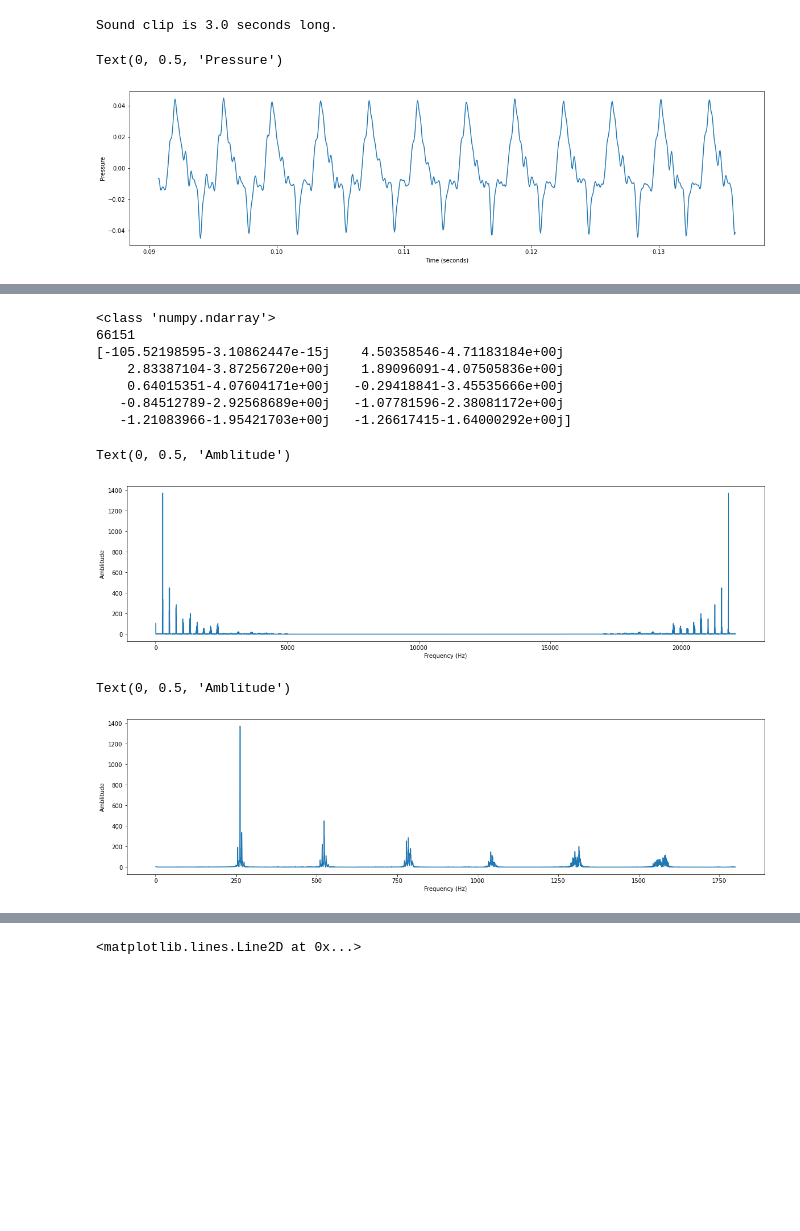
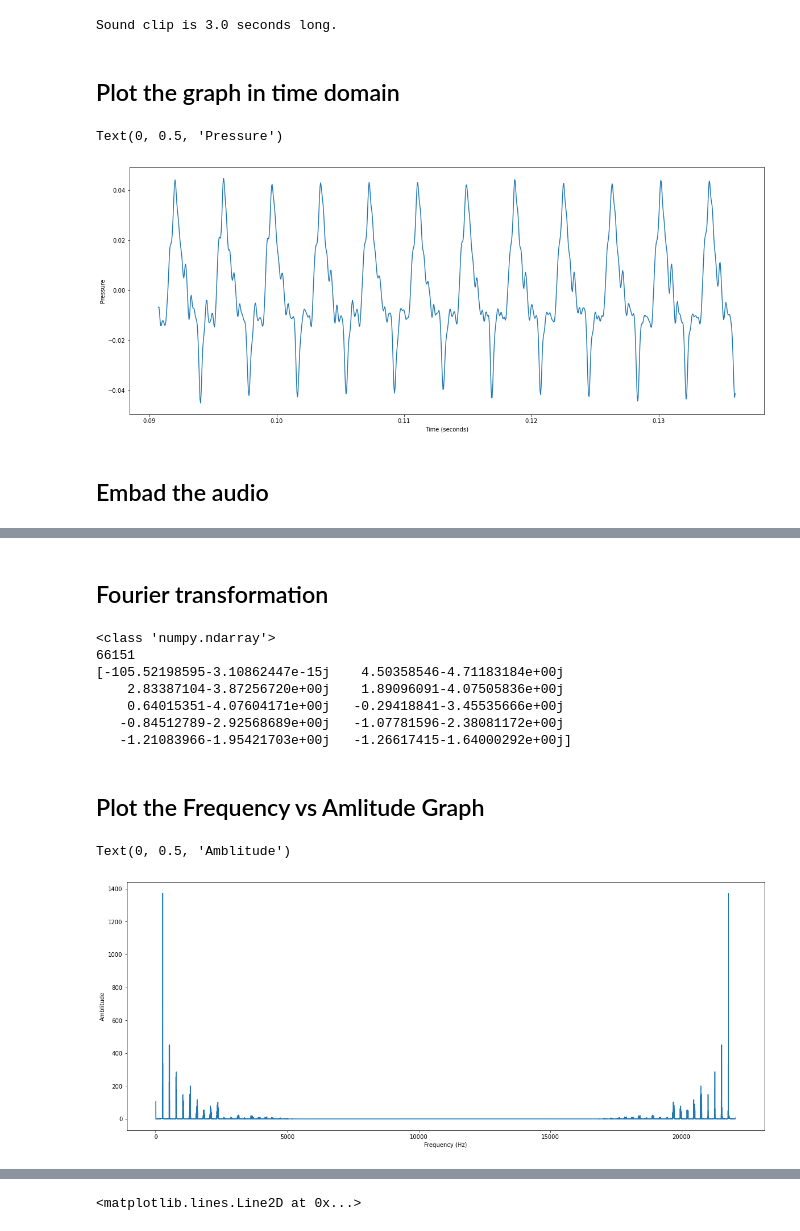
Before and after one commit to Rathees-Koneswarann/matplotlib-signal-analisis, a Jupyter notebook: violin-sound-process.ipynb, the cells around one changed output, grey strips where cells are left out. Saved outputs shown, nothing was run; the diff lists cells and outputs as text; code cells hidden in the pictures; blank space fills up the shorter version.

```diff
--- a/violin-sound-process.ipynb
+++ b/violin-sound-process.ipynb
@@ -25,21 +31,27 @@ sr = 22050
 print('Sound clip is {} seconds long.'.format((len(x)-1)/sr))
 # %% [output]
 Sound clip is 3.0 seconds long.
+# %% [markdown]
+## Plot the graph in time domain
 # %%
-plt.figure(figsize=(20,5))
+plt.figure(figsize=(20,8))
 # Develop array 't to match x
 t = np.array(range(0, len(x)))/sr
 #plt.plot(t,x)
 plt.plot(t[2000:3000],x[2000:3000])
 plt.xlabel('Time (seconds)')
 plt.ylabel('Pressure')
 # %% [output]
 Text(0, 0.5, 'Pressure')
-[figure, old version]
+[figure, new version]
+# %% [markdown]
+## Embad the audio
 # %%
 ipd.Audio(x ,rate = sr)
 # %% [output]
 [interactive output not drawn]
+# %% [markdown]
+## Fourier transformation
 # %%
 # find the fourier transform
 c = np.fft.fft(x)
@@ -55,22 +67,15 @@ print(c[0:10])
     0.64015351-4.07604171e+00j   -0.29418841-3.45535666e+00j
    -0.84512789-2.92568689e+00j   -1.07781596-2.38081172e+00j
    -1.21083966-1.95421703e+00j   -1.26617415-1.64000292e+00j]
+# %% [markdown]
+## Plot the Frequency vs Amlitude Graph
 # %%
 fr = np.array(range(0,66151))/3
 # plot the absolute value
-plt.figure(figsize=(20,5))
+plt.figure(figsize=(20,8))
 plt.plot(fr,np.abs(c))
 plt.xlabel('Frequency (Hz)')
 plt.ylabel('Amblitude')
 # %% [output]
 Text(0, 0.5, 'Amblitude')
-[figure, old version]
+[figure, new version]
-# %%
-plt.figure(figsize=(20,5))
-condition = (fr >0) & (fr < 1800)
-plt.plot(fr[condition],np.abs(c[condition]))
-plt.xlabel('Frequency (Hz)')
-plt.ylabel('Amblitude')
-# %% [output]
-Text(0, 0.5, 'Amblitude')
-[figure, removed]
```
Also changed, not shown: parts of 6 cells of this notebook.
